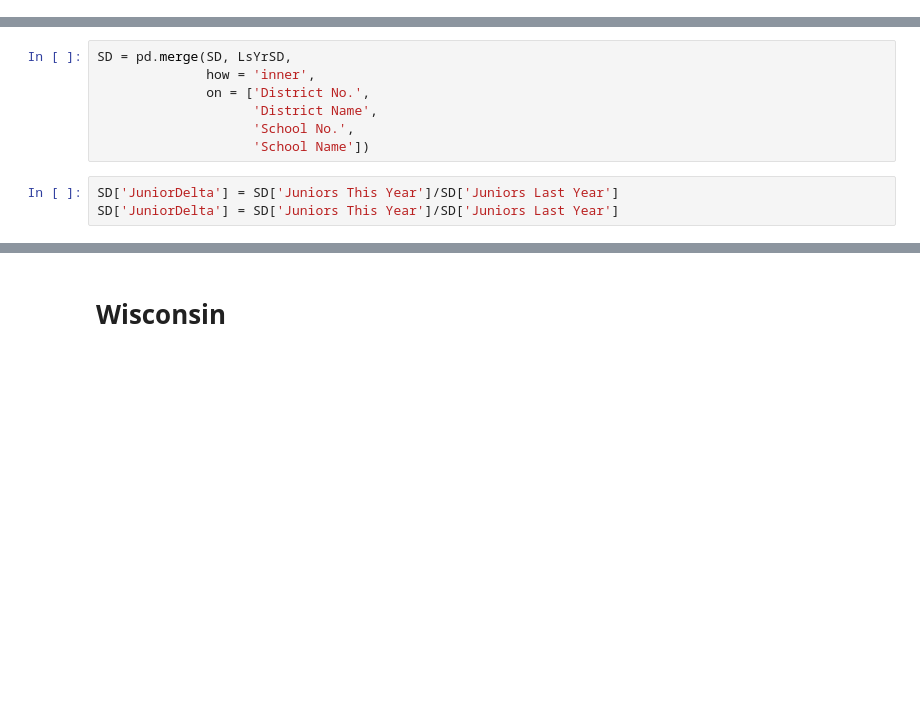
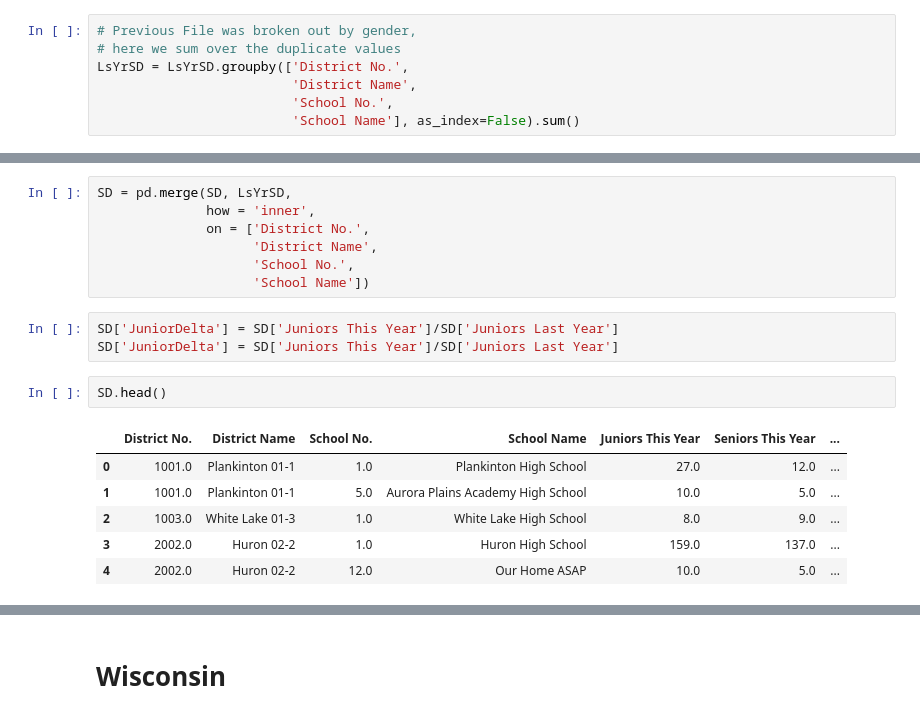
Before and after one commit to KKONZ/SCSU-Reciprocity-HS-Enrollment, a Jupyter notebook: Download Reciprocity HS Enrollment FIles.ipynb, the cells around one changed output, grey strips where cells are left out. Cells and saved outputs as stored; diff of their text form; blank space fills up the shorter version.

```diff
--- a/Download Reciprocity HS Enrollment FIles.ipynb
+++ b/Download Reciprocity HS Enrollment FIles.ipynb
@@ -232,3 +230,10 @@ LsYrSD = LsYrSD[['District No.', 'District Name', 'School No.', 'School Name','1
 LsYrSD = LsYrSD.rename(columns = {'11': 'Juniors Last Year',
                     '12': 'Seniors Last Year'})
 LsYrSD = LsYrSD[(LsYrSD['Juniors Last Year'] > 0) & (LsYrSD['Seniors Last Year'] > 0)]
+# %%
+# Previous File was broken out by gender,
+# here we sum over the duplicate values
+LsYrSD = LsYrSD.groupby(['District No.',
+                         'District Name',
+                         'School No.',
+                         'School Name'], as_index=False).sum()
@@ -242,3 +256,12 @@ SD = pd.merge(SD, LsYrSD,
 # %%
 SD['JuniorDelta'] = SD['Juniors This Year']/SD['Juniors Last Year']
 SD['JuniorDelta'] = SD['Juniors This Year']/SD['Juniors Last Year']
+# %%
+SD.head()
+# %% [output]
+|  | District No. | District Name | School No. | School Name | Juniors This Year | Seniors This Year | ... |
+| 0 | 1001.0 | Plankinton 01-1 | 1.0 | Plankinton High School | 27.0 | 12.0 | ... |
+| 1 | 1001.0 | Plankinton 01-1 | 5.0 | Aurora Plains Academy High School | 10.0 | 5.0 | ... |
+| 2 | 1003.0 | White Lake 01-3 | 1.0 | White Lake High School | 8.0 | 9.0 | ... |
+| 3 | 2002.0 | Huron 02-2 | 1.0 | Huron High School | 159.0 | 137.0 | ... |
+| 4 | 2002.0 | Huron 02-2 | 12.0 | Our Home ASAP | 10.0 | 5.0 | ... |
```
Also changed, not shown: parts of 28 cells of this notebook, 2 other files.
